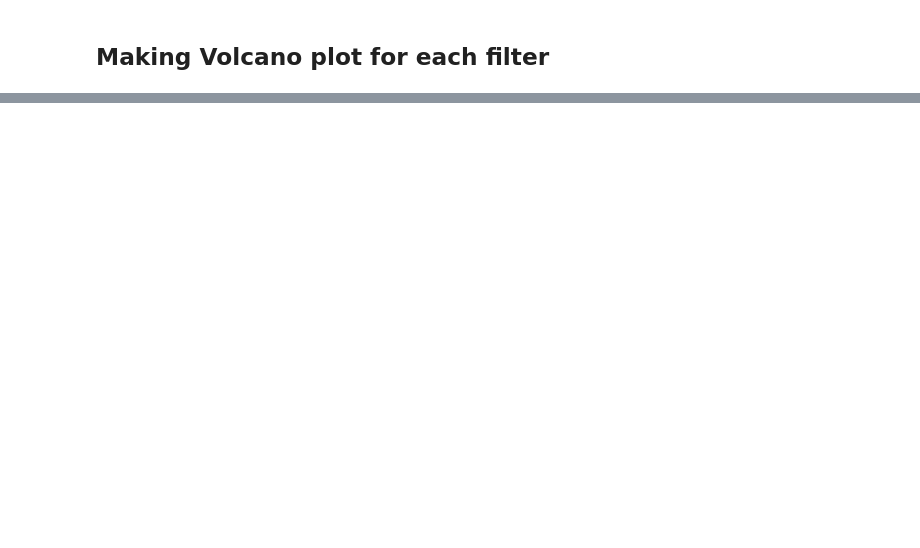
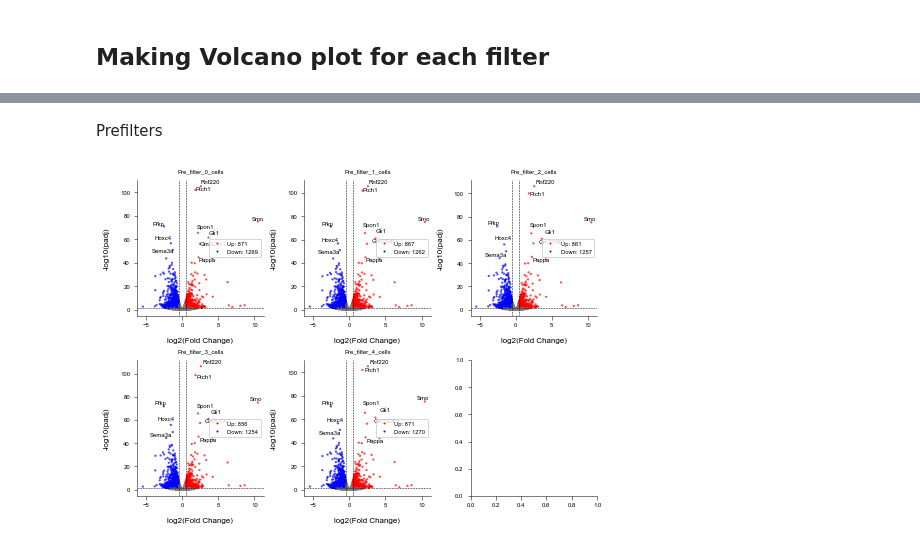
Before and after one commit to Oiya861028/1-sc_practice, a Jupyter notebook: Differential_Gene_Analysis/Notebook/volcano_plot.ipynb, the cells around one changed output, grey strips where cells are left out. Saved outputs shown, nothing was run; the diff lists cells and outputs as text; code cells hidden in the pictures; blank space fills up the shorter version.

Commit message:
Create Volcano plots

```diff
--- a/Differential_Gene_Analysis/Notebook/volcano_plot.ipynb
+++ b/Differential_Gene_Analysis/Notebook/volcano_plot.ipynb
@@ -4,5 +6,15 @@ from load_pseudobulk_filters import load_filters
 # %%
-filters = load_filters()
+pre_filters_path= Path("/project/imoskowitz/yubin/1-sc_practice/Differential_Gene_Analysis/DataFrames/Pre-pseudobulk-filter")
+post_filters_path= Path("/project/imoskowitz/yubin/1-sc_practice/Differential_Gene_Analysis/DataFrames/Post-pseudobulk-filter")
+# %%
+pre_filters = []
+for file in pre_filters_path.iterdir():
+    pre_filters.append(pd.read_csv(file))
+
+post_filters = []
+for file in post_filters_path.iterdir():
+    post_filters.append(pd.read_csv(file))
 # %%
-for filter in filters:
-    print(filter.head())
+for filter in pre_filters:
+    filter.set_index("Unnamed: 0", inplace=True)
+    #display(filter.head())
@@ -27,2 +21,6 @@ for filter in filters:
+# %%
+for filter in post_filters:
+    filter.set_index("Unnamed: 0", inplace=True)
+    #display(filter.head())
 # %% [markdown]
 ## Making Volcano plot for each filter
@@ -28,0 +34,12 @@ for filter in filters:
+# %% [markdown]
+Prefilters
+# %%
+fig, axs = plt.subplots(ncols=3, nrows=2, figsize = (7, 5), layout="constrained", dpi = 300)
+axs_flat = axs.flatten()
+for i, filter in enumerate(pre_filters):
+    custom_volcano_plot(filter, axs_flat[i])
+    axs_flat[i].set_title("Pre_filter_" + str(i) + "_cells")
+
+fig.savefig("/project/imoskowitz/yubin/1-sc_practice/Differential_Gene_Analysis/Figures/Volcano_plot_Prefilters.svg")
+# %% [output]
+[figure, added]
```
Also changed, not shown: parts of 6 cells of this notebook, 7 other files.
